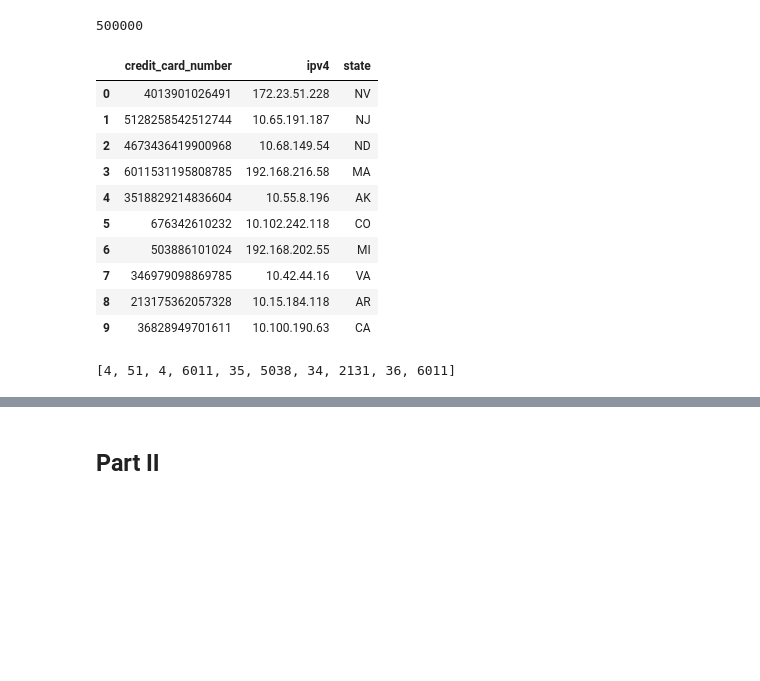
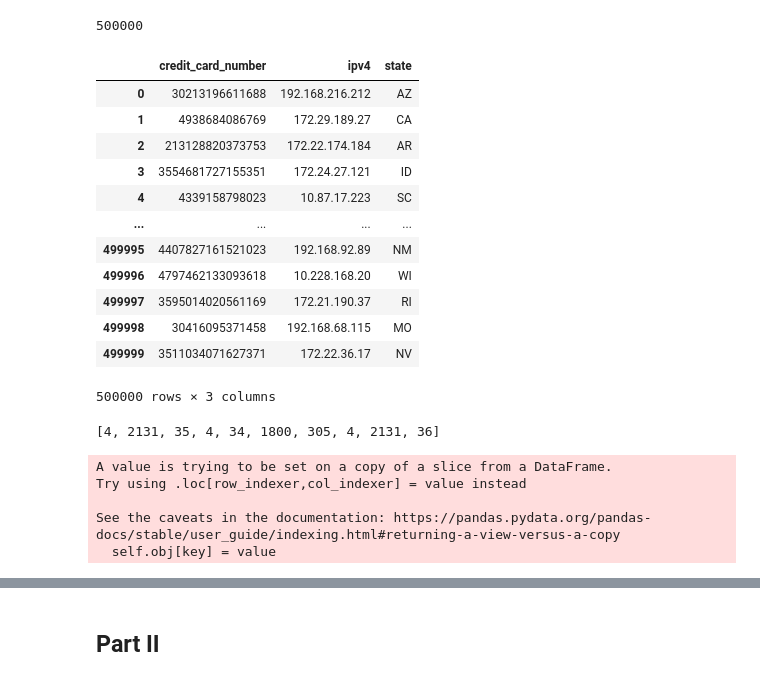
Before and after one commit to sarahkaunitz/code_challenge, a Jupyter notebook: Deloitte_AI_Coding_Challenge_nb.ipynb, the cells around one changed output, grey strips where cells are left out. Saved outputs shown, nothing was run; the diff lists cells and outputs as text; code cells hidden in the pictures; blank space fills up the shorter version.

Commit message:
working functions and saved data to be used for modeling

```diff
--- a/Deloitte_AI_Coding_Challenge_nb.ipynb
+++ b/Deloitte_AI_Coding_Challenge_nb.ipynb
@@ -103,24 +103,14 @@ len(fraud_dataset)
 # %% [markdown]
 ### Sanitize data of both transaction-001.zip and transaction-002.zip by removing transactions where column `credit_card_number` is not part of the previous provided list. For example, a credit card that starts with `98` is not a valid card and should be discarded from the sanitized dataset.
 # %%
-all_transaction_files = ['/Users/sarahkaunitz/Documents/deloitte/AI_Engineering_Code_Challenge/datasets/transaction-001',
-         '/Users/sarahkaunitz/Documents/deloitte/AI_Engineering_Code_Challenge/datasets/transaction-002']
+transaction001 = ('/Users/sarahkaunitz/Documents/deloitte/AI_Engineer/code_challenge/datasets/transaction-001')
+transaction002 = ('/Users/sarahkaunitz/Documents/deloitte/AI_Engineer/code_challenge/datasets/transaction-002')
-# %%
-def load_transaction_files(files):
-    """
-    A file loader that creates a dataframe which
-    is the union of all loaded csv files
-    """
-    transaction_files = []
-    for file in files:
-        if os.path.exists(file):
-            df = pd.read_csv(file)
-            transaction_files = df.append(df)
-        else:
-            print(f'File: {file} could not be loaded')
-    if len(transaction_files.columns) == 0:
-        return False
-    transaction_files = transaction_files.reset_index(drop=True)
-    return transaction_files
-
-transaction_files = load_transaction_files(all_transaction_files)
+# %%
+def load_transaction_files(file1, file2):
+    df1 = pd.read_csv(file1)
+    df2 = pd.read_csv(file2)
+    transaction_files = df1.append(df2)
+    transaction_files = transaction_files.reset_index(drop=True)
+    return transaction_files
+transaction_files = load_transaction_files(transaction001, transaction002)
+transaction_files
@@ -132,20 +136,21 @@ len(transaction_files) # Should be 500,000
 # %% [output]
 500000
 # %%
-# transaction_files = transaction_files.reset_index(drop=True)
-transaction_files[0:10]
+transaction_files.drop_duplicates()
 # %% [output]
 |  | credit_card_number | ipv4 | state |
-| 0 | 4013901026491 | 172.23.51.228 | NV |
-| 1 | 5128258542512744 | 10.65.191.187 | NJ |
-| 2 | 4673436419900968 | 10.68.149.54 | ND |
-| 3 | 6011531195808785 | 192.168.216.58 | MA |
-| 4 | 3518829214836604 | 10.55.8.196 | AK |
-| 5 | 676342610232 | 10.102.242.118 | CO |
-| 6 | 503886101024 | 192.168.202.55 | MI |
-| 7 | 346979098869785 | 10.42.44.16 | VA |
-| 8 | 213175362057328 | 10.15.184.118 | AR |
-| 9 | 36828949701611 | 10.100.190.63 | CA |
+| 0 | 30213196611688 | 192.168.216.212 | AZ |
+| 1 | 4938684086769 | 172.29.189.27 | CA |
+| 2 | 213128820373753 | 172.22.174.184 | AR |
+| 3 | 3554681727155351 | 172.24.27.121 | ID |
+| 4 | 4339158798023 | 10.87.17.223 | SC |
+| ... | ... | ... | ... |
+| 499995 | 4407827161521023 | 192.168.92.89 | NM |
+| 499996 | 4797462133093618 | 10.228.168.20 | WI |
+| 499997 | 3595014020561169 | 172.21.190.37 | RI |
+| 499998 | 30416095371458 | 192.168.68.115 | MO |
+| 499999 | 3511034071627371 | 172.22.36.17 | NV |
+500000 rows × 3 columns
 # %%
 def get_prefix_column(transaction_files):
     numbers = transaction_files["credit_card_number"]
@@ -161,7 +166,7 @@ def get_prefix_column(transaction_files):
 start_vals = get_prefix_column(transaction_files)
 start_vals[0:10]
 # %% [output]
-[4, 51, 4, 6011, 35, 5038, 34, 2131, 36, 6011]
+[4, 2131, 35, 4, 34, 1800, 305, 4, 2131, 36]
 # %%
 def filter_transactions(transaction_files, credit_cards, start_vals):
     """
@@ -188,7 +193,13 @@ def filter_transactions(transaction_files, credit_cards, start_vals):
 
     fraud_results = results[results['valid_vendor'] == False]
     fraud_results = fraud_results.reset_index(drop=True)
-    return numbers, valid_results, fraud_results
+    return results, numbers, valid_results, fraud_results
 
 
-numbers, valid_results, fraud_results = filter_transactions(transaction_files, credit_cards, start_vals)
+results, numbers, valid_results, fraud_results = filter_transactions(transaction_files, credit_cards, start_vals)
+# %% [output]
+A value is trying to be set on a copy of a slice from a DataFrame.
+Try using .loc[row_indexer,col_indexer] = value instead
+
+See the caveats in the documentation: https://pandas.pydata.org/pandas-docs/stable/user_guide/indexing.html#returning-a-view-versus-a-copy
+  self.obj[key] = value
```
Also changed, not shown: parts of 14 cells of this notebook, 5 other files.
